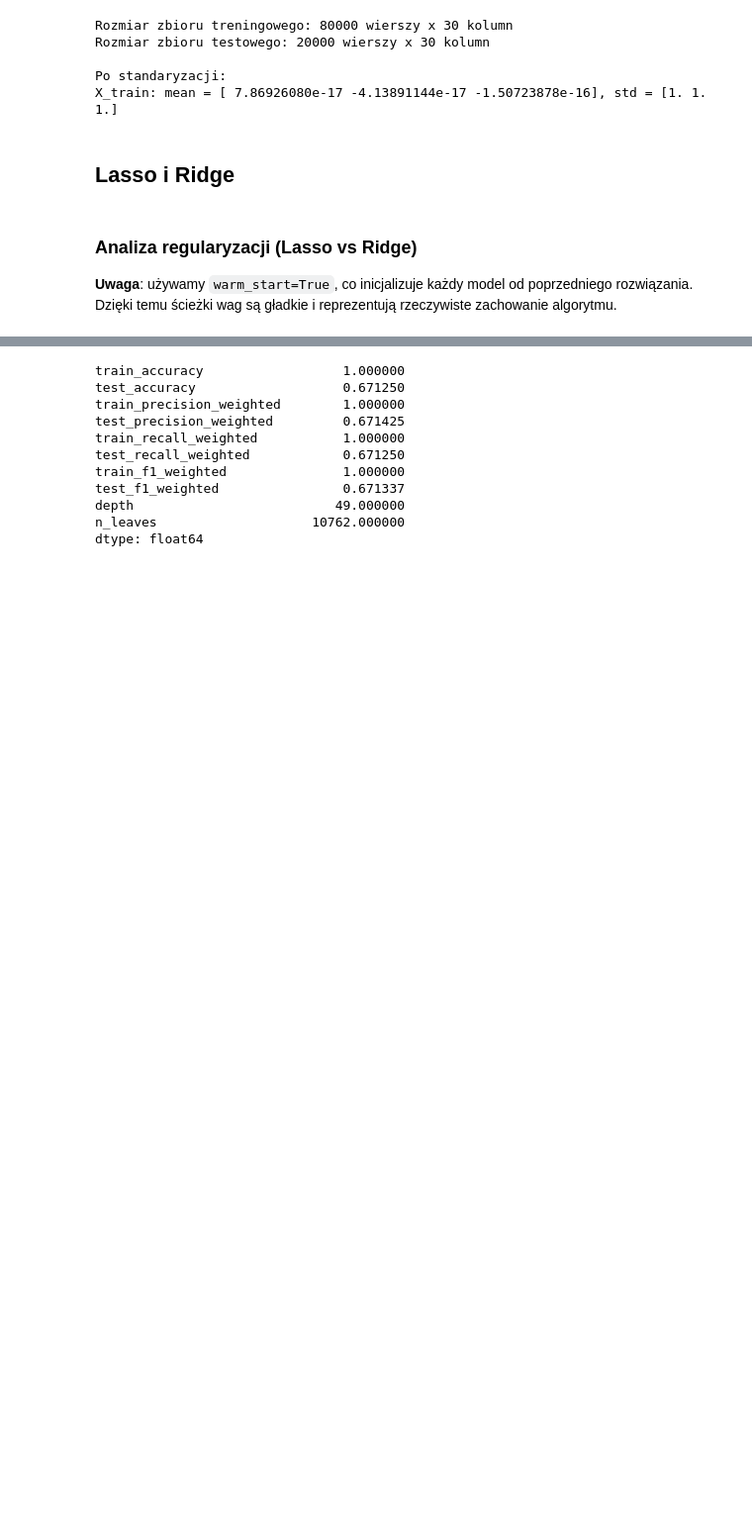
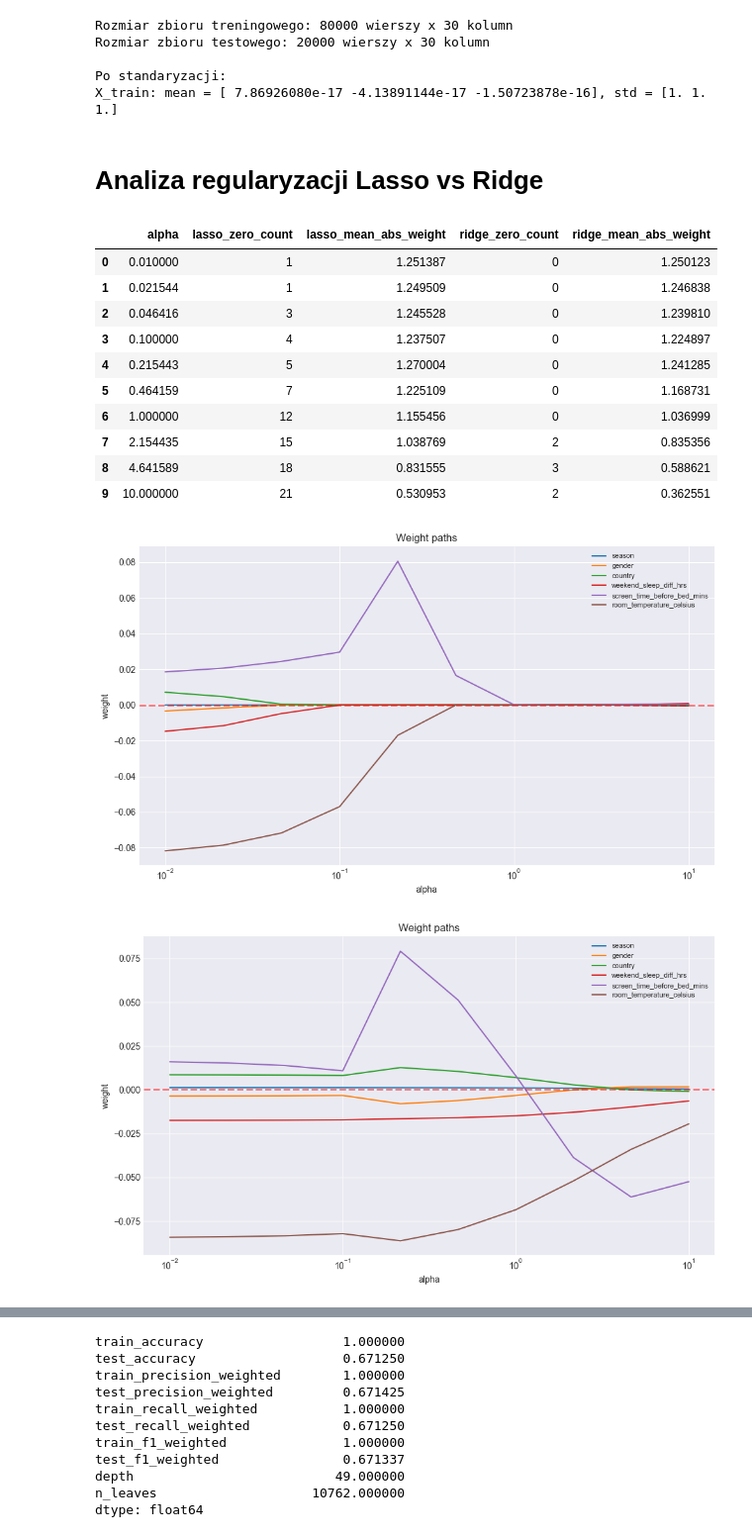
Before and after one commit to PPiotr491/MSiD, a Jupyter notebook: Lista3/sleep_healt_advanced_models.ipynb, the cells around one changed output, grey strips where cells are left out. Shown at 99% size. Saved outputs shown, nothing was run; the diff lists cells and outputs as text; code cells hidden in the pictures; blank space fills up the shorter version.

```diff
--- a/Lista3/sleep_healt_advanced_models.ipynb
+++ b/Lista3/sleep_healt_advanced_models.ipynb
@@ -77,28 +88,37 @@ Rozmiar zbioru testowego: 20000 wierszy x 30 kolumn
 
 Po standaryzacji:
 X_train: mean = [ 7.86926080e-17 -4.13891144e-17 -1.50723878e-16], std = [1. 1. 1.]
-# %% [markdown]
-## Lasso i Ridge
 # %% [markdown]
-### Analiza regularyzacji (Lasso vs Ridge)
-
-**Uwaga**: używamy `warm_start=True`, co inicjalizuje każdy model od poprzedniego rozwiązania.
-Dzięki temu ścieżki wag są gładkie i reprezentują rzeczywiste zachowanie algorytmu.
+# Analiza regularyzacji Lasso vs Ridge
 # %%
-# alphas = np.logspace(-2, -1, 8)
-# learning_rate = 0.005
-# epochs = 3000
-# zero_tol = 1e-4
-# feature_names = X_encoded.columns.tolist()
-#
-# stats = compare_lasso_ridge(
-#     X_train_scaled,
-#     np.asarray(y_train),
-#     alphas,
-#     learning_rate=learning_rate,
-#     epochs=epochs,
-#     zero_tol=zero_tol,
-#     feature_names=feature_names)
-#
-# stats
+alphas = np.logspace(-2, 1, 10)
+learning_rate = 0.0001
+epochs = 4000
+zero_tol = 1e-3
+feature_names = X_encoded.columns.tolist()
+
+stats = compare_lasso_ridge(
+    X_train_scaled,
+    np.asarray(y_train),
+    alphas,
+    learning_rate=learning_rate,
+    epochs=epochs,
+    zero_tol=zero_tol,
+    feature_names=feature_names)
+
+stats
+# %% [output]
+|  | alpha | lasso_zero_count | lasso_mean_abs_weight | ridge_zero_count | ridge_mean_abs_weight |
+| 0 | 0.010000 | 1 | 1.251387 | 0 | 1.250123 |
+| 1 | 0.021544 | 1 | 1.249509 | 0 | 1.246838 |
+| 2 | 0.046416 | 3 | 1.245528 | 0 | 1.239810 |
+| 3 | 0.100000 | 4 | 1.237507 | 0 | 1.224897 |
+| 4 | 0.215443 | 5 | 1.270004 | 0 | 1.241285 |
+| 5 | 0.464159 | 7 | 1.225109 | 0 | 1.168731 |
+| 6 | 1.000000 | 12 | 1.155456 | 0 | 1.036999 |
+| 7 | 2.154435 | 15 | 1.038769 | 2 | 0.835356 |
+| 8 | 4.641589 | 18 | 0.831555 | 3 | 0.588621 |
+| 9 | 10.000000 | 21 | 0.530953 | 2 | 0.362551 |
+[figure, added]
+[figure, added]
 # %% [markdown]
```
Also changed, not shown: parts of 26 cells of this notebook, 11 other files.
